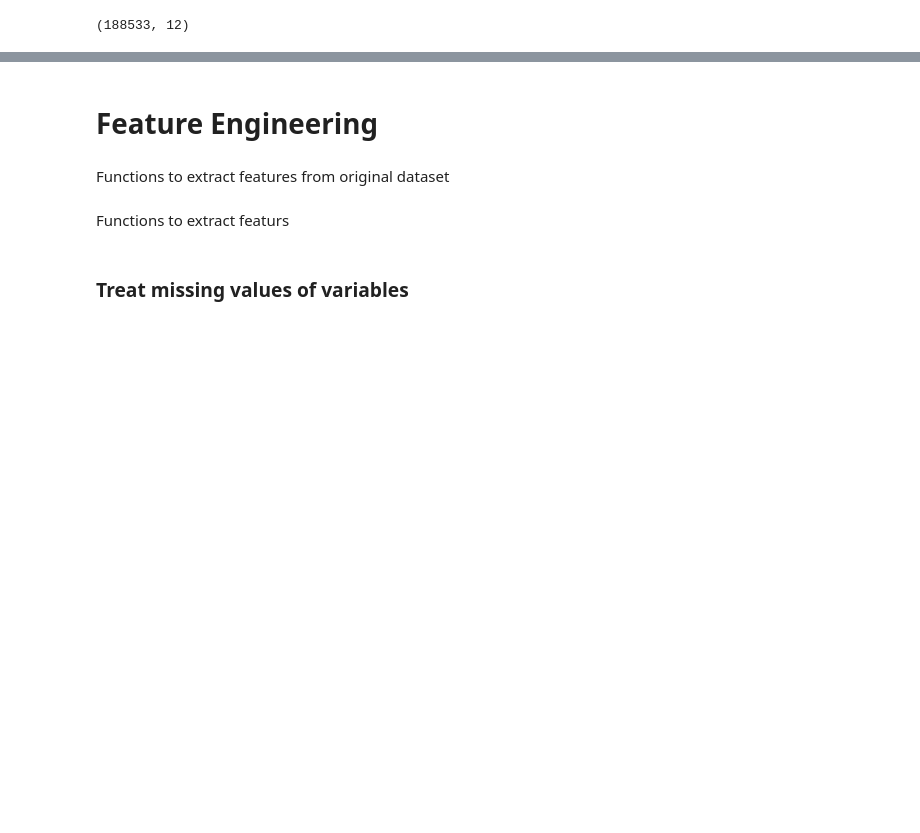
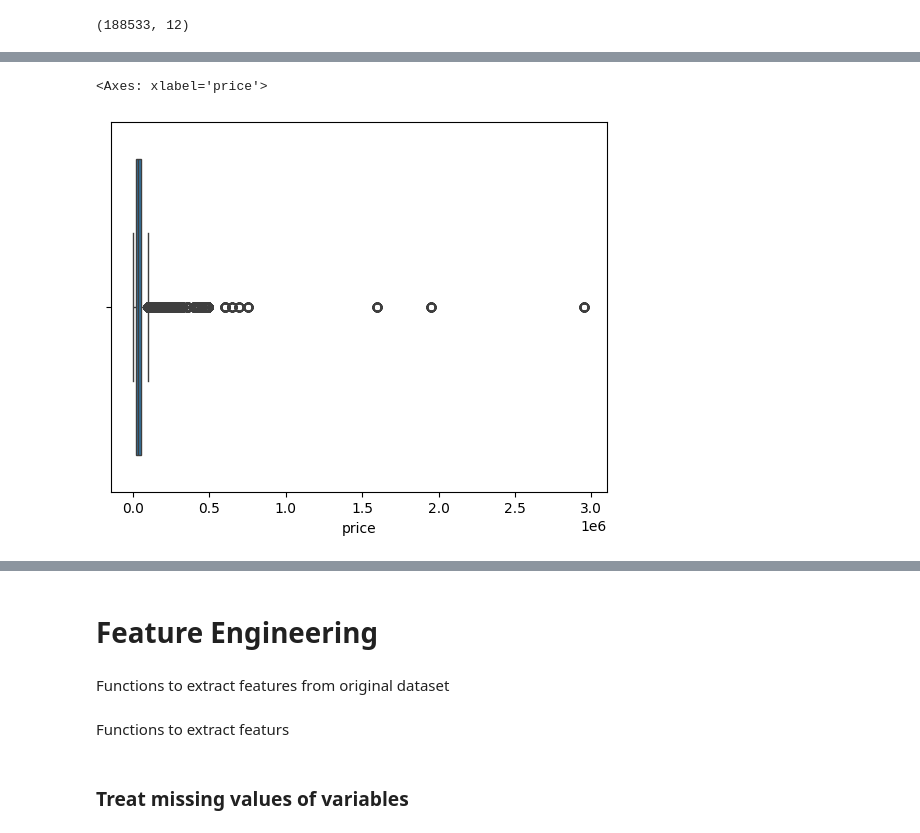
Before and after one commit to omkar-thite/used_car_regression_kaggle, a Jupyter notebook: used_car_regression.ipynb, the cells around one changed output, grey strips where cells are left out. Cells and saved outputs as stored; diff of their text form; code cells hidden in the pictures; blank space fills up the shorter version.

```diff
--- a/used_car_regression.ipynb
+++ b/used_car_regression.ipynb
@@ -138,0 +217,5 @@ dtype: int64
+# %%
+sns.boxplot(x=df['price'])
+# %% [output]
+<Axes: xlabel='price'>
+[figure, added]
```
Also changed, not shown: parts of 113 cells of this notebook.
